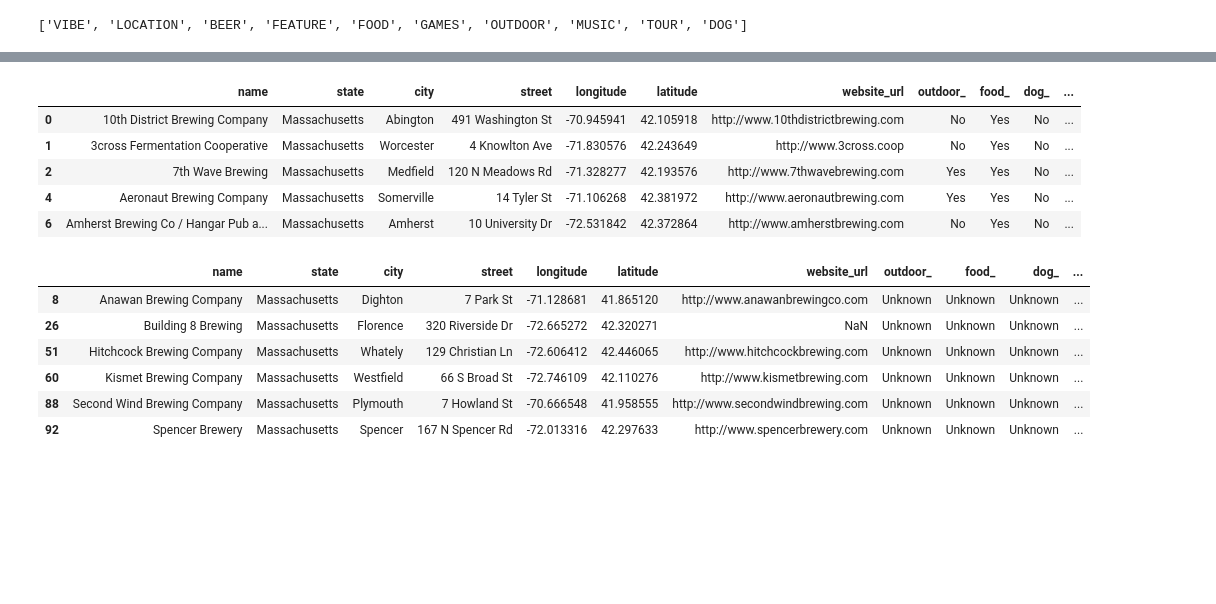
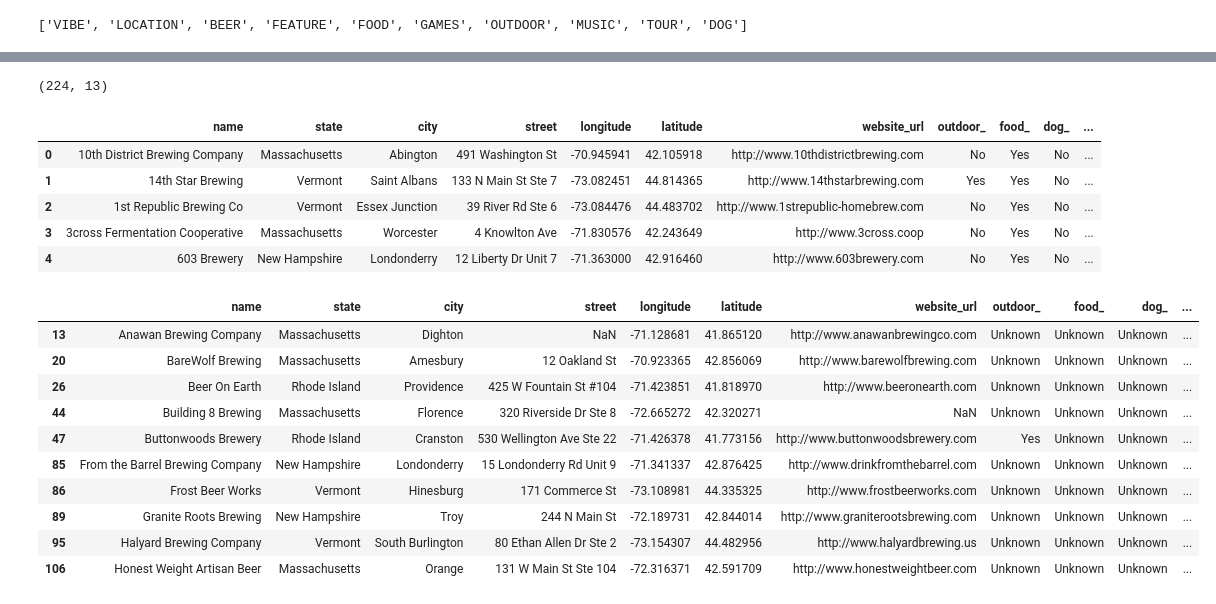
Before and after one commit to data-sandbox/nlp-brewer-finder, a Jupyter notebook: notebooks/04_Run_NLP_model.ipynb, the cells around one changed output, grey strips where cells are left out. Drawn from its saved outputs; the diff is of its cells as text; code cells hidden in the pictures; blank space fills up the shorter version.

```diff
--- a/notebooks/04_Run_NLP_model.ipynb
+++ b/notebooks/04_Run_NLP_model.ipynb
@@ -149,8 +138,0 @@ brewery_features.tail(5)
-# %%
-# Remove any entry with unknown address
-for index, row in brewery_features.iterrows():
-    if pd.isnull(row['street']):
-        print(f"Removing {row['name']} with missing address.")
-        brewery_features = brewery_features.drop(row.name)
-print(brewery_features.shape)
-brewery_features.head(5)
@@ -240,5 +151,6 @@ brewery_features.head()
 # %%
 # Inspect individual brewery
 index = random.randint(0, brewery_features.shape[0])
-brewery_features.loc[index,'VIBE']
+index = 111
+brewery_features.loc[index,'FOOD']
 # %% [output]
@@ -246,10 +166,33 @@ Counter({'fun': 2, 'friendly': 9, 'cool': 8, 'amazing': 1, 'hidden gem': 1})
 # %%
+# Add columns for app filters
+filt_columns = ['outdoor_', 'food_', 'dog_', 'games_', 'music_', 'tour_']
+for col in filt_columns:
+    brewery_features[col] = ['No'] * brewery_features.shape[0]
+
 # Assign filters values
 label_columns = [label.strip('_').upper() for label in filt_columns]
-threshold = 4 # min number of reviews to have confidence
+min_reviews = 6 # min number of reviews to have confidence
+min_count = 2 # min count for specific label to say offering is available
+
+# if label = dog
+# check if 'no dogs'
+# if no dogs > min count, assign no?
+
 for index, row in brewery_features.iterrows():
     for label, filter in zip(label_columns, filt_columns):
-        if row[label] and row['review'] >= threshold:
-            brewery_features.at[index, filter] = 'Yes'
-        elif row['review'] < threshold:
+        counter = row[label]
+        ##
+        # print(counter)
+        # print(f"Counts: {row['review']}")
+        # if counter:
+        #     print(counter.most_common(1)[0][1])
+        #     print(len(counter))
+        ##
+        if counter:
+            if (counter.most_common(1)[0][1] >= min_count
+                or len(counter) >= min_count):
+                brewery_features.at[index, filter] = 'Yes'
+            elif row['review'] <= min_reviews:
+                brewery_features.at[index, filter] = 'Unknown'
+        elif row['review'] <= min_reviews:
             brewery_features.at[index, filter] = 'Unknown'
@@ -267,24 +216,31 @@ brewery_features.tail(5)
 # %%
 # Generate lighter dataframe for app deployment
 breweries_app = brewery_features.drop(['obdb_id', 'review'], axis=1).drop(labels, axis=1)
+print(breweries_app.shape)
 breweries_app.head()
 # %% [output]
+(224, 13)
 |  | name | state | city | street | longitude | latitude | website_url | outdoor_ | food_ | dog_ | ... |
 | 0 | 10th District Brewing Company | Massachusetts | Abington | 491 Washington St | -70.945941 | 42.105918 | http://www.10thdistrictbrewing.com | No | Yes | No | ... |
-| 1 | 3cross Fermentation Cooperative | Massachusetts | Worcester | 4 Knowlton Ave | -71.830576 | 42.243649 | http://www.3cross.coop | No | Yes | No | ... |
-| 2 | 7th Wave Brewing | Massachusetts | Medfield | 120 N Meadows Rd | -71.328277 | 42.193576 | http://www.7thwavebrewing.com | Yes | Yes | No | ... |
-| 4 | Aeronaut Brewing Company | Massachusetts | Somerville | 14 Tyler St | -71.106268 | 42.381972 | http://www.aeronautbrewing.com | Yes | Yes | No | ... |
-| 6 | Amherst Brewing Co / Hangar Pub a... | Massachusetts | Amherst | 10 University Dr | -72.531842 | 42.372864 | http://www.amherstbrewing.com | No | Yes | No | ... |
+| 1 | 14th Star Brewing | Vermont | Saint Albans | 133 N Main St Ste 7 | -73.082451 | 44.814365 | http://www.14thstarbrewing.com | Yes | Yes | No | ... |
+| 2 | 1st Republic Brewing Co | Vermont | Essex Junction | 39 River Rd Ste 6 | -73.084476 | 44.483702 | http://www.1strepublic-homebrew.com | No | Yes | No | ... |
+| 3 | 3cross Fermentation Cooperative | Massachusetts | Worcester | 4 Knowlton Ave | -71.830576 | 42.243649 | http://www.3cross.coop | No | Yes | No | ... |
+| 4 | 603 Brewery | New Hampshire | Londonderry | 12 Liberty Dr Unit 7 | -71.363000 | 42.916460 | http://www.603brewery.com | No | Yes | No | ... |
 # %%
 # Inspect examples with 'Unknown' filter values
-breweries_app.query("food_ == 'Unknown'")
+inspect = breweries_app.query("food_ == 'Unknown'")
+inspect.head(10)
 # %% [output]
 |  | name | state | city | street | longitude | latitude | website_url | outdoor_ | food_ | dog_ | ... |
-| 8 | Anawan Brewing Company | Massachusetts | Dighton | 7 Park St | -71.128681 | 41.865120 | http://www.anawanbrewingco.com | Unknown | Unknown | Unknown | ... |
-| 26 | Building 8 Brewing | Massachusetts | Florence | 320 Riverside Dr | -72.665272 | 42.320271 | NaN | Unknown | Unknown | Unknown | ... |
-| 51 | Hitchcock Brewing Company | Massachusetts | Whately | 129 Christian Ln | -72.606412 | 42.446065 | http://www.hitchcockbrewing.com | Unknown | Unknown | Unknown | ... |
-| 60 | Kismet Brewing Company | Massachusetts | Westfield | 66 S Broad St | -72.746109 | 42.110276 | http://www.kismetbrewing.com | Unknown | Unknown | Unknown | ... |
-| 88 | Second Wind Brewing Company | Massachusetts | Plymouth | 7 Howland St | -70.666548 | 41.958555 | http://www.secondwindbrewing.com | Unknown | Unknown | Unknown | ... |
-| 92 | Spencer Brewery | Massachusetts | Spencer | 167 N Spencer Rd | -72.013316 | 42.297633 | http://www.spencerbrewery.com | Unknown | Unknown | Unknown | ... |
+| 13 | Anawan Brewing Company | Massachusetts | Dighton | NaN | -71.128681 | 41.865120 | http://www.anawanbrewingco.com | Unknown | Unknown | Unknown | ... |
+| 20 | BareWolf Brewing | Massachusetts | Amesbury | 12 Oakland St | -70.923365 | 42.856069 | http://www.barewolfbrewing.com | Unknown | Unknown | Unknown | ... |
+| 26 | Beer On Earth | Rhode Island | Providence | 425 W Fountain St #104 | -71.423851 | 41.818970 | http://www.beeronearth.com | Unknown | Unknown | Unknown | ... |
+| 44 | Building 8 Brewing | Massachusetts | Florence | 320 Riverside Dr Ste 8 | -72.665272 | 42.320271 | NaN | Unknown | Unknown | Unknown | ... |
+| 47 | Buttonwoods Brewery | Rhode Island | Cranston | 530 Wellington Ave Ste 22 | -71.426378 | 41.773156 | http://www.buttonwoodsbrewery.com | Yes | Unknown | Unknown | ... |
+| 85 | From the Barrel Brewing Company | New Hampshire | Londonderry | 15 Londonderry Rd Unit 9 | -71.341337 | 42.876425 | http://www.drinkfromthebarrel.com | Unknown | Unknown | Unknown | ... |
+| 86 | Frost Beer Works | Vermont | Hinesburg | 171 Commerce St | -73.108981 | 44.335325 | http://www.frostbeerworks.com | Unknown | Unknown | Unknown | ... |
+| 89 | Granite Roots Brewing | New Hampshire | Troy | 244 N Main St | -72.189731 | 42.844014 | http://www.graniterootsbrewing.com | Unknown | Unknown | Unknown | ... |
+| 95 | Halyard Brewing Company | Vermont | South Burlington | 80 Ethan Allen Dr Ste 2 | -73.154307 | 44.482956 | http://www.halyardbrewing.us | Unknown | Unknown | Unknown | ... |
+| 106 | Honest Weight Artisan Beer | Massachusetts | Orange | 131 W Main St Ste 104 | -72.316371 | 42.591709 | http://www.honestweightbeer.com | Unknown | Unknown | Unknown | ... |
 # %%
 # Export dataframe for app
```
Also changed, not shown: parts of 17 cells of this notebook, 1 other file.
